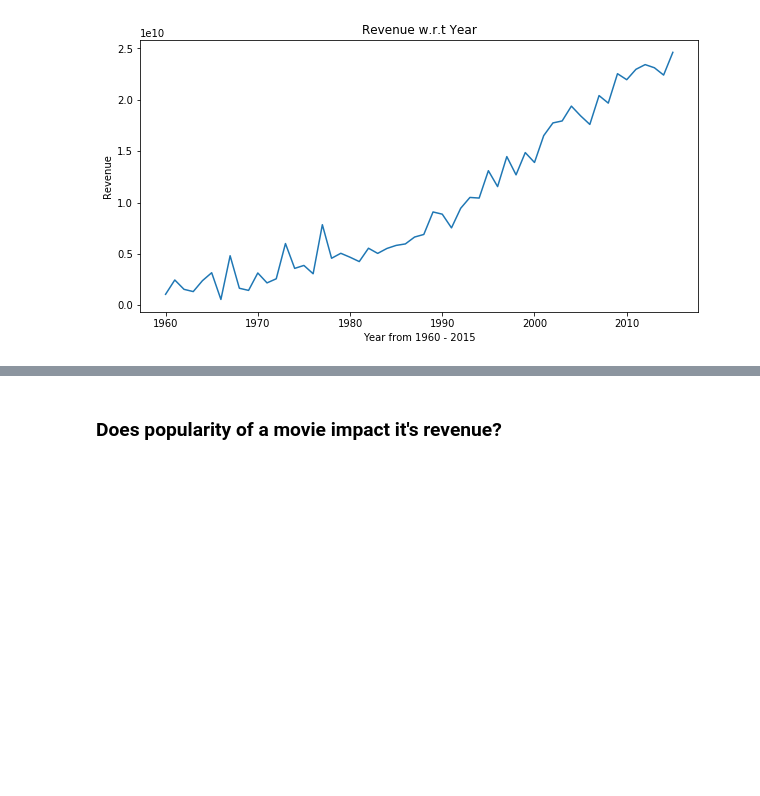
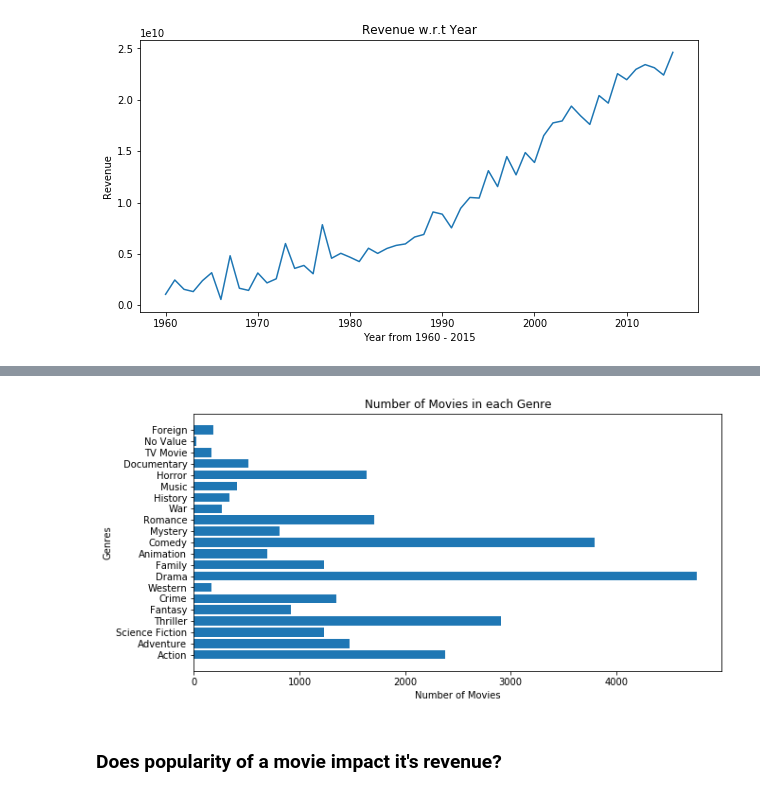
Before and after one commit to amadhabib-ds/DAND02-Investigate-TMDB-Dataset, a Jupyter notebook: Investigate_a_Dataset.ipynb, the cells around one changed output, grey strips where cells are left out. Drawn from its saved outputs; the diff is of its cells as text; code cells hidden in the pictures; blank space fills up the shorter version.

```diff
--- a/Investigate_a_Dataset.ipynb
+++ b/Investigate_a_Dataset.ipynb
@@ -261,0 +271,3 @@ plt.show()
+# %%
+df.genres.fillna('No Value', inplace = True)
+df.genres.isnull().sum()
@@ -261,0 +276,10 @@ plt.show()
+# %%
+result = dict()
+rows,cols = df.shape
+for row in range(rows):
+    category=df.iloc[row]['genres'].split('|')
+    for cat in range(len(category)):
+        val=category[cat]
+        result[val] = result.get(val, 0) + 1
+
+result
@@ -262,3 +304,13 @@ plt.show()
+# %%
+plt.figure(figsize=(10,5))
+plt.barh(range(len(result)), list(result.values()), align='center')
+plt.yticks(range(len(result)), list(result.keys()))
+plt.title('Number of Movies in each Genre')
+plt.xlabel('Number of Movies')
+plt.ylabel('Genres')
+plt.show()
+# %% [output]
+[figure, added]
 # %% [markdown]
 ### Does popularity of a movie impact it's revenue?
 # %% [markdown]
```
Also changed, not shown: parts of 5 cells of this notebook.
